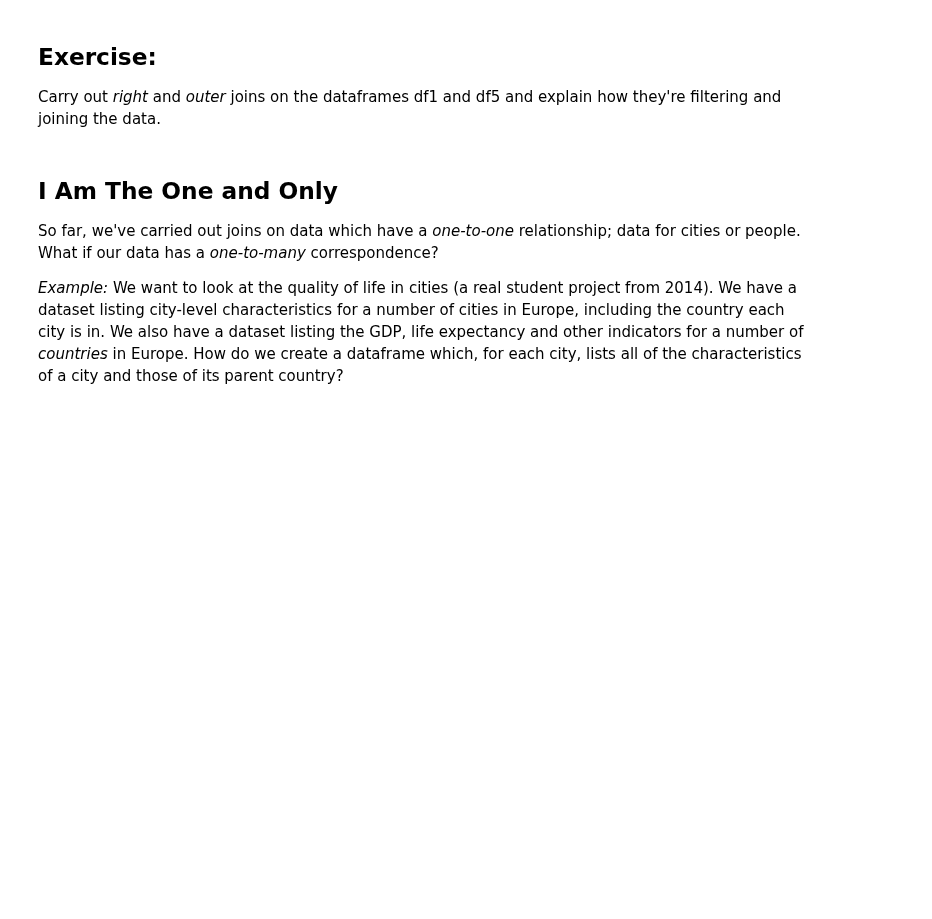
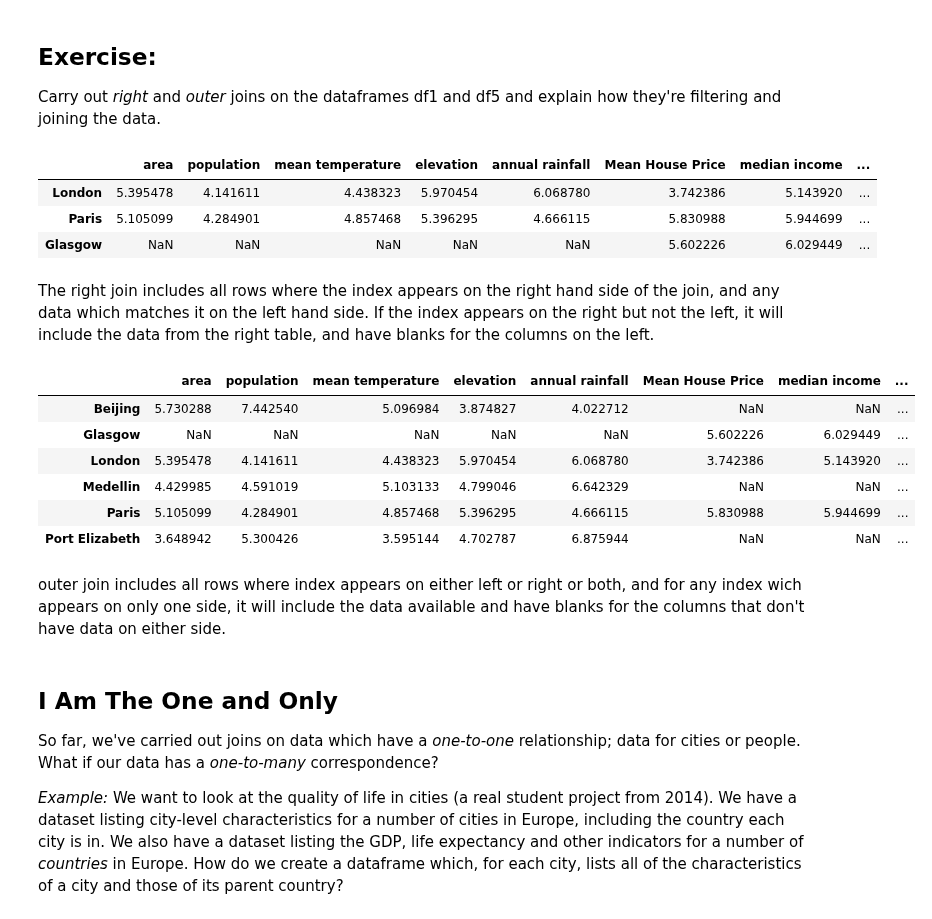
Before and after one commit to mizukihiruma/QM2, a Jupyter notebook: notebooks/W06. Merging and Joining.ipynb, the cells around one changed output. Drawn from its saved outputs; the diff is of its cells as text; code cells hidden in the pictures; blank space fills up the shorter version.

```diff
--- a/notebooks/W06. Merging and Joining.ipynb
+++ b/notebooks/W06. Merging and Joining.ipynb
@@ -333,6 +359,29 @@ As we see, the missing data appears as **NaN** - Not a Number.
 ## Exercise:
 
 Carry out *right* and *outer* joins on the dataframes df1 and df5 and explain how they're filtering and joining the data.
+# %%
+df_joined = df1.merge(df5, left_index=True, right_index=True, how='right')
+df_joined
+# %% [output]
+|  | area | population | mean temperature | elevation | annual rainfall | Mean House Price | median income | ... |
+| London | 5.395478 | 4.141611 | 4.438323 | 5.970454 | 6.068780 | 3.742386 | 5.143920 | ... |
+| Paris | 5.105099 | 4.284901 | 4.857468 | 5.396295 | 4.666115 | 5.830988 | 5.944699 | ... |
+| Glasgow | NaN | NaN | NaN | NaN | NaN | 5.602226 | 6.029449 | ... |
+# %% [markdown]
+The right join includes all rows where the index appears on the right hand side of the join, and any data which matches it on the left hand side. If the index appears on the right but not the left, it will include the data from the right table, and have blanks for the columns on the left.
+# %%
+df_joined = df1.merge(df5, left_index=True, right_index=True, how='outer')
+df_joined
+# %% [output]
+|  | area | population | mean temperature | elevation | annual rainfall | Mean House Price | median income | ... |
+| Beijing | 5.730288 | 7.442540 | 5.096984 | 3.874827 | 4.022712 | NaN | NaN | ... |
+| Glasgow | NaN | NaN | NaN | NaN | NaN | 5.602226 | 6.029449 | ... |
+| London | 5.395478 | 4.141611 | 4.438323 | 5.970454 | 6.068780 | 3.742386 | 5.143920 | ... |
+| Medellin | 4.429985 | 4.591019 | 5.103133 | 4.799046 | 6.642329 | NaN | NaN | ... |
+| Paris | 5.105099 | 4.284901 | 4.857468 | 5.396295 | 4.666115 | 5.830988 | 5.944699 | ... |
+| Port Elizabeth | 3.648942 | 5.300426 | 3.595144 | 4.702787 | 6.875944 | NaN | NaN | ... |
+# %% [markdown]
+outer join includes all rows where index appears on either left or right or both, and for any index wich appears on only one side, it will include the data available and have blanks for the columns that don't have data on either side.
 # %% [markdown]
 ## I Am The One and Only
 
```
Also changed, not shown: parts of 32 cells of this notebook.
